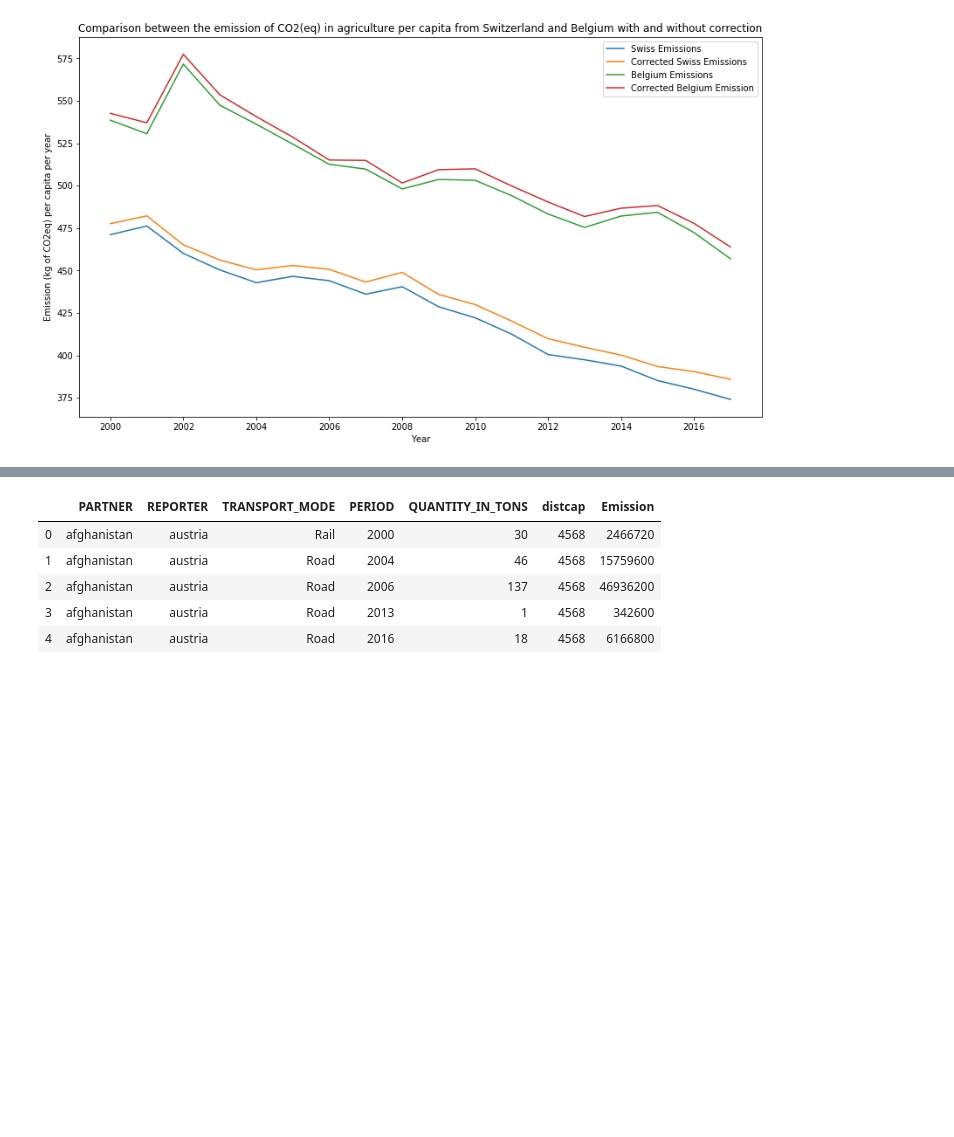
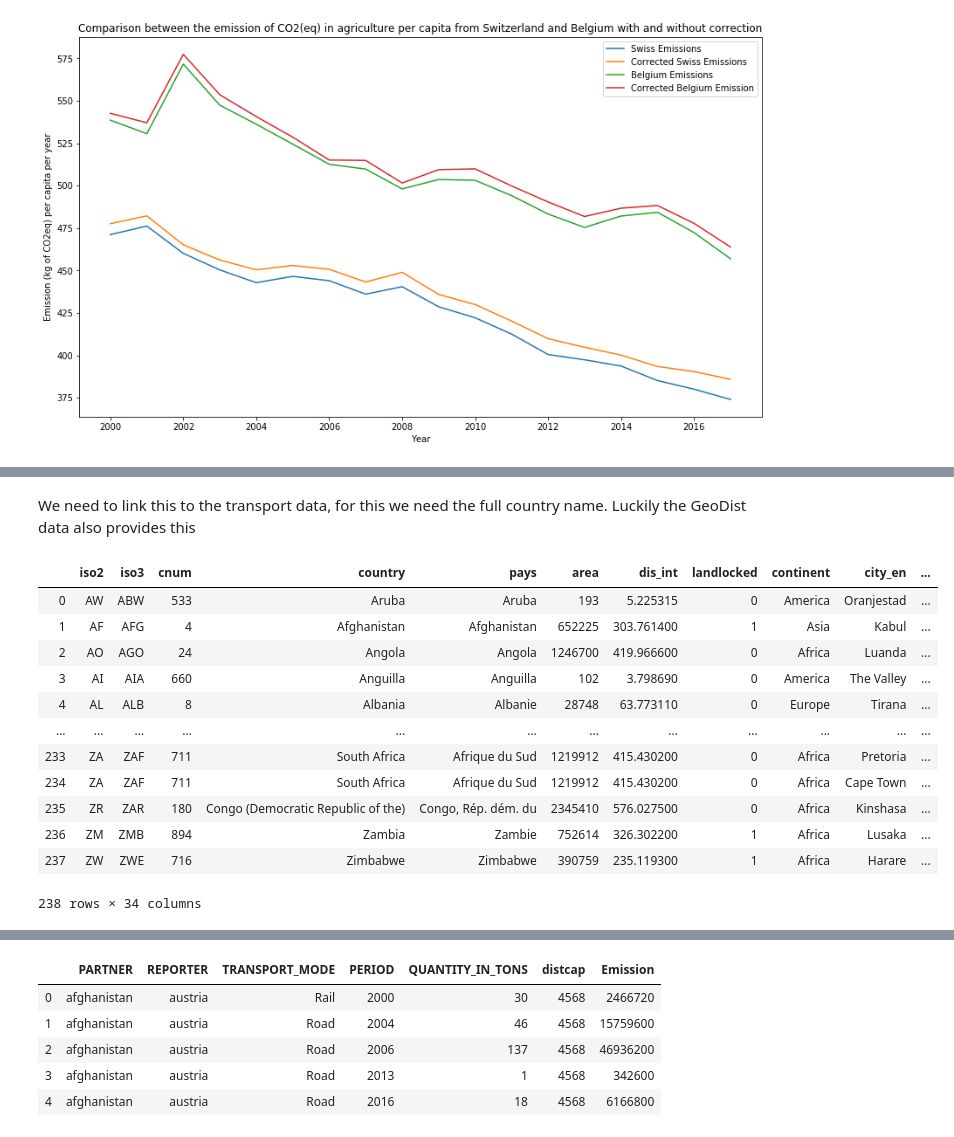
Before and after one commit to Lambo97/ADAProject, a Jupyter notebook: src/Final.ipynb, the cells around one changed output, grey strips where cells are left out. Saved outputs shown, nothing was run; the diff lists cells and outputs as text; code cells hidden in the pictures; blank space fills up the shorter version.

```diff
--- a/src/Final.ipynb
+++ b/src/Final.ipynb
@@ -1403,0 +1472,20 @@ For that purpose we use a dataset coming from the european institution. As Switz
+# %% [markdown]
+We need to link this to the transport data, for this we need the full country name. Luckily the GeoDist data also provides this
+# %%
+# Database containing countries and their iso3 codes
+countries = pd.read_excel(TRANSPORT_DATA_PATH+'geo_cepii.xls')
+countries
+# %% [output]
+|  | iso2 | iso3 | cnum | country | pays | area | dis_int | landlocked | continent | city_en | ... |
+| 0 | AW | ABW | 533 | Aruba | Aruba | 193 | 5.225315 | 0 | America | Oranjestad | ... |
+| 1 | AF | AFG | 4 | Afghanistan | Afghanistan | 652225 | 303.761400 | 1 | Asia | Kabul | ... |
+| 2 | AO | AGO | 24 | Angola | Angola | 1246700 | 419.966600 | 0 | Africa | Luanda | ... |
+| 3 | AI | AIA | 660 | Anguilla | Anguilla | 102 | 3.798690 | 0 | America | The Valley | ... |
+| 4 | AL | ALB | 8 | Albania | Albanie | 28748 | 63.773110 | 0 | Europe | Tirana | ... |
+| ... | ... | ... | ... | ... | ... | ... | ... | ... | ... | ... | ... |
+| 233 | ZA | ZAF | 711 | South Africa | Afrique du Sud | 1219912 | 415.430200 | 0 | Africa | Pretoria | ... |
+| 234 | ZA | ZAF | 711 | South Africa | Afrique du Sud | 1219912 | 415.430200 | 0 | Africa | Cape Town | ... |
+| 235 | ZR | ZAR | 180 | Congo (Democratic Republic of the) | Congo, Rép. dém. du | 2345410 | 576.027500 | 0 | Africa | Kinshasa | ... |
+| 236 | ZM | ZMB | 894 | Zambia | Zambie | 752614 | 326.302200 | 1 | Africa | Lusaka | ... |
+| 237 | ZW | ZWE | 716 | Zimbabwe | Zimbabwe | 390759 | 235.119300 | 1 | Africa | Harare | ... |
+238 rows × 34 columns
```
Also changed, not shown: parts of 28 cells of this notebook.
